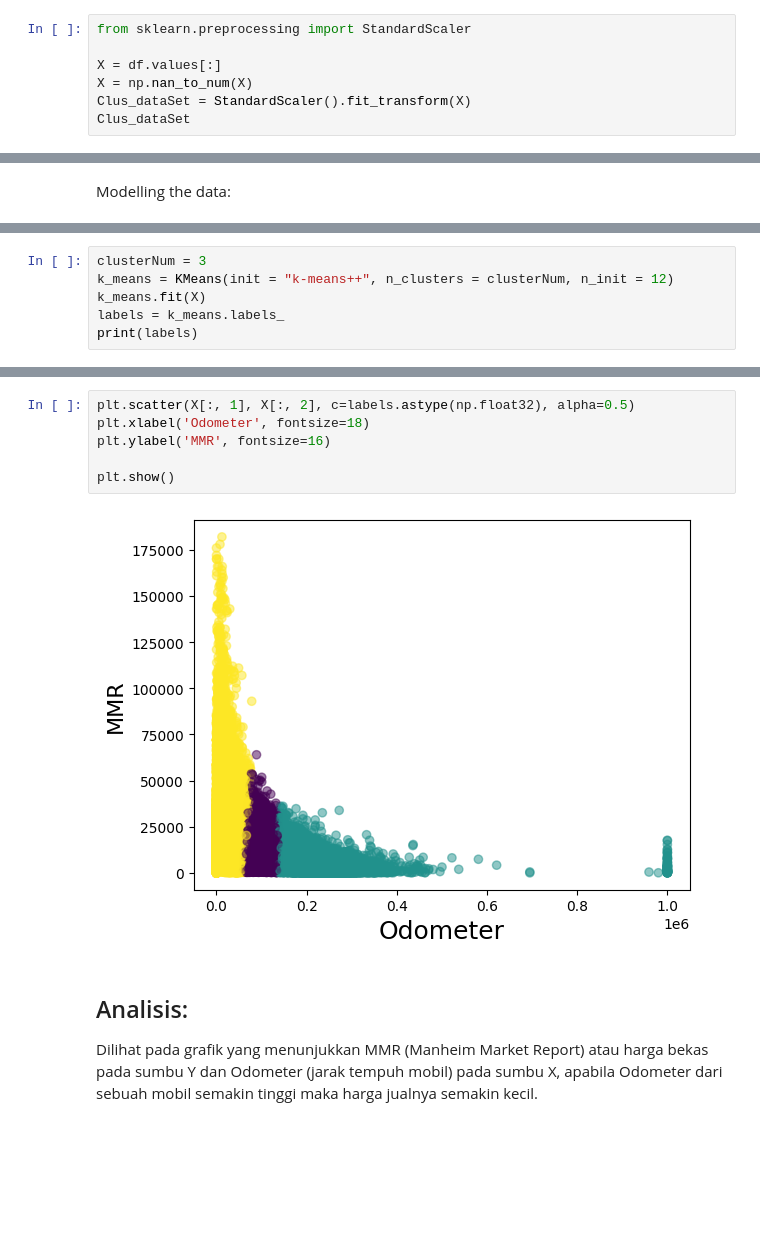
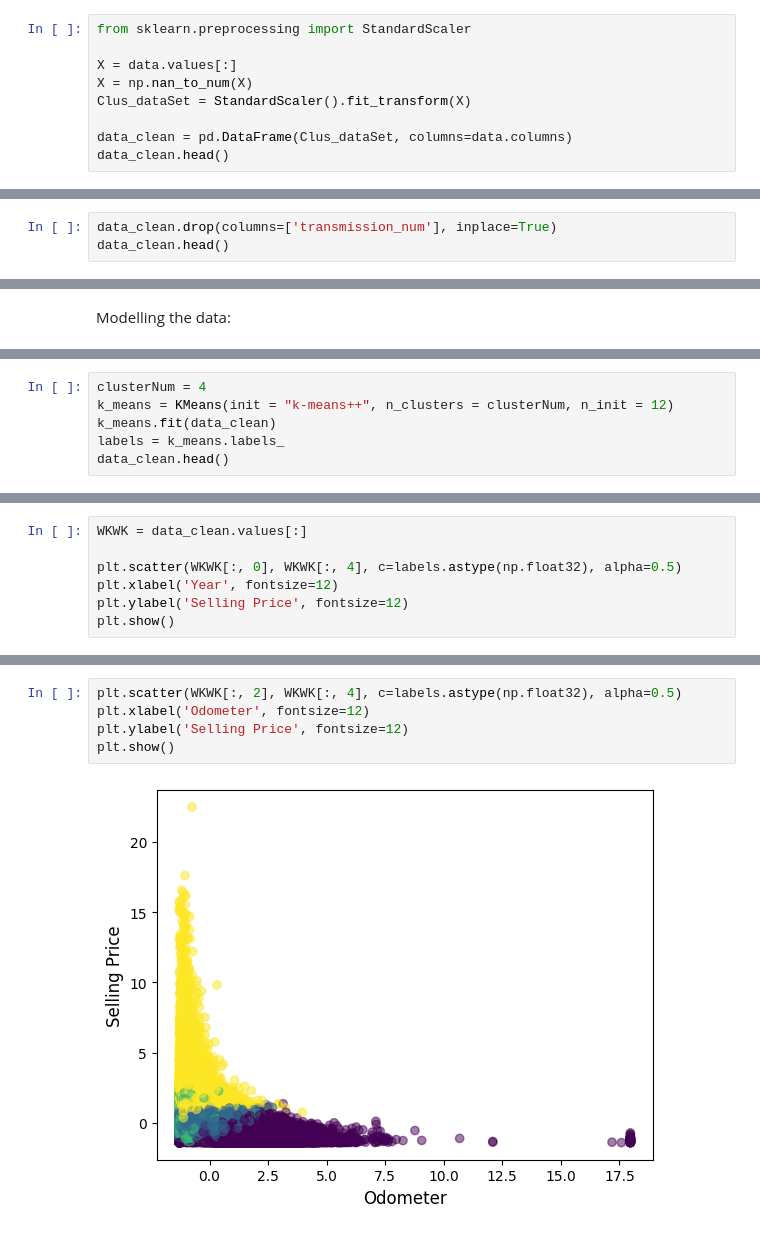
Before and after one commit to ddedida/machine-learning, a Jupyter notebook: kmeans-clustering/kmeans-clustering.ipynb, the cells around one changed output, grey strips where cells are left out. Drawn from its saved outputs; the diff is of its cells as text; blank space fills up the shorter version.

Commit message:
feat: add update kmeans-clustering

```diff
--- a/kmeans-clustering/kmeans-clustering.ipynb
+++ b/kmeans-clustering/kmeans-clustering.ipynb
@@ -154,8 +280,10 @@ Normalize the data:
 # %%
 from sklearn.preprocessing import StandardScaler
 
-X = df.values[:]
+X = data.values[:]
 X = np.nan_to_num(X)
 Clus_dataSet = StandardScaler().fit_transform(X)
-Clus_dataSet
+
+data_clean = pd.DataFrame(Clus_dataSet, columns=data.columns)
+data_clean.head()
 # %% [output]
@@ -168,0 +303,3 @@ array([[-1.790537  , -0.96756958,  0.69538776,  0.80915522],
+# %%
+data_clean.drop(columns=['transmission_num'], inplace=True)
+data_clean.head()
@@ -171,7 +359,7 @@ Modelling the data:
 # %%
-clusterNum = 3
+clusterNum = 4
 k_means = KMeans(init = "k-means++", n_clusters = clusterNum, n_init = 12)
-k_means.fit(X)
+k_means.fit(data_clean)
 labels = k_means.labels_
-print(labels)
+data_clean.head()
 # %% [output]
@@ -196,0 +372,7 @@ df.groupby('data_labels').mean()
+# %%
+WKWK = data_clean.values[:]
+
+plt.scatter(WKWK[:, 0], WKWK[:, 4], c=labels.astype(np.float32), alpha=0.5)
+plt.xlabel('Year', fontsize=12)
+plt.ylabel('Selling Price', fontsize=12)
+plt.show()
@@ -197,12 +388,7 @@ df.groupby('data_labels').mean()
 # %%
-plt.scatter(X[:, 1], X[:, 2], c=labels.astype(np.float32), alpha=0.5)
-plt.xlabel('Odometer', fontsize=18)
-plt.ylabel('MMR', fontsize=16)
-
+plt.scatter(WKWK[:, 2], WKWK[:, 4], c=labels.astype(np.float32), alpha=0.5)
+plt.xlabel('Odometer', fontsize=12)
+plt.ylabel('Selling Price', fontsize=12)
 plt.show()
 # %% [output]
-[figure, old version]
+[figure, new version]
-# %% [markdown]
-## Analisis:
-
-Dilihat pada grafik yang menunjukkan MMR (Manheim Market Report) atau harga bekas pada sumbu Y dan Odometer (jarak tempuh mobil) pada sumbu X, apabila Odometer dari sebuah mobil semakin tinggi maka harga jualnya semakin kecil.
```
Also changed, not shown: parts of 27 cells of this notebook.
